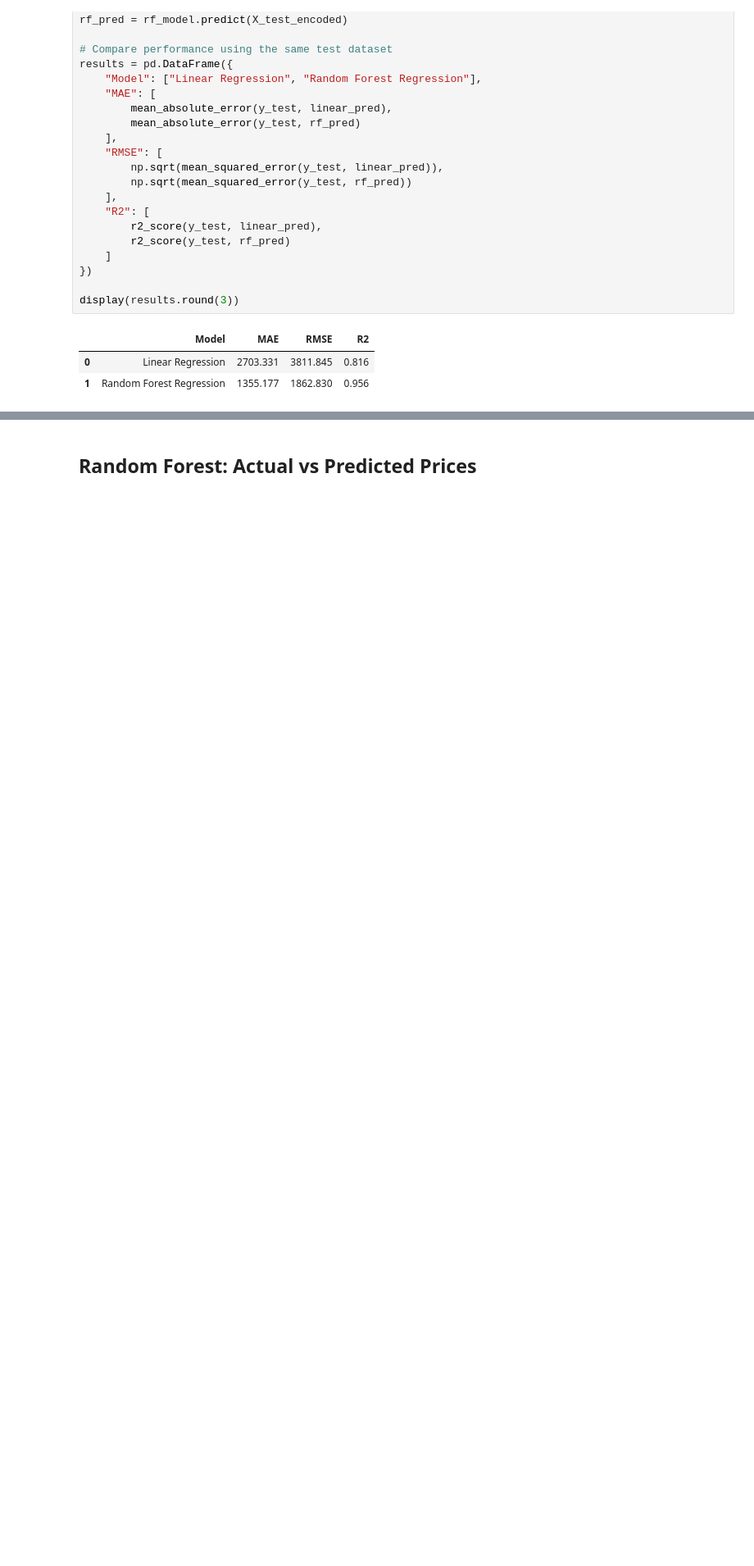
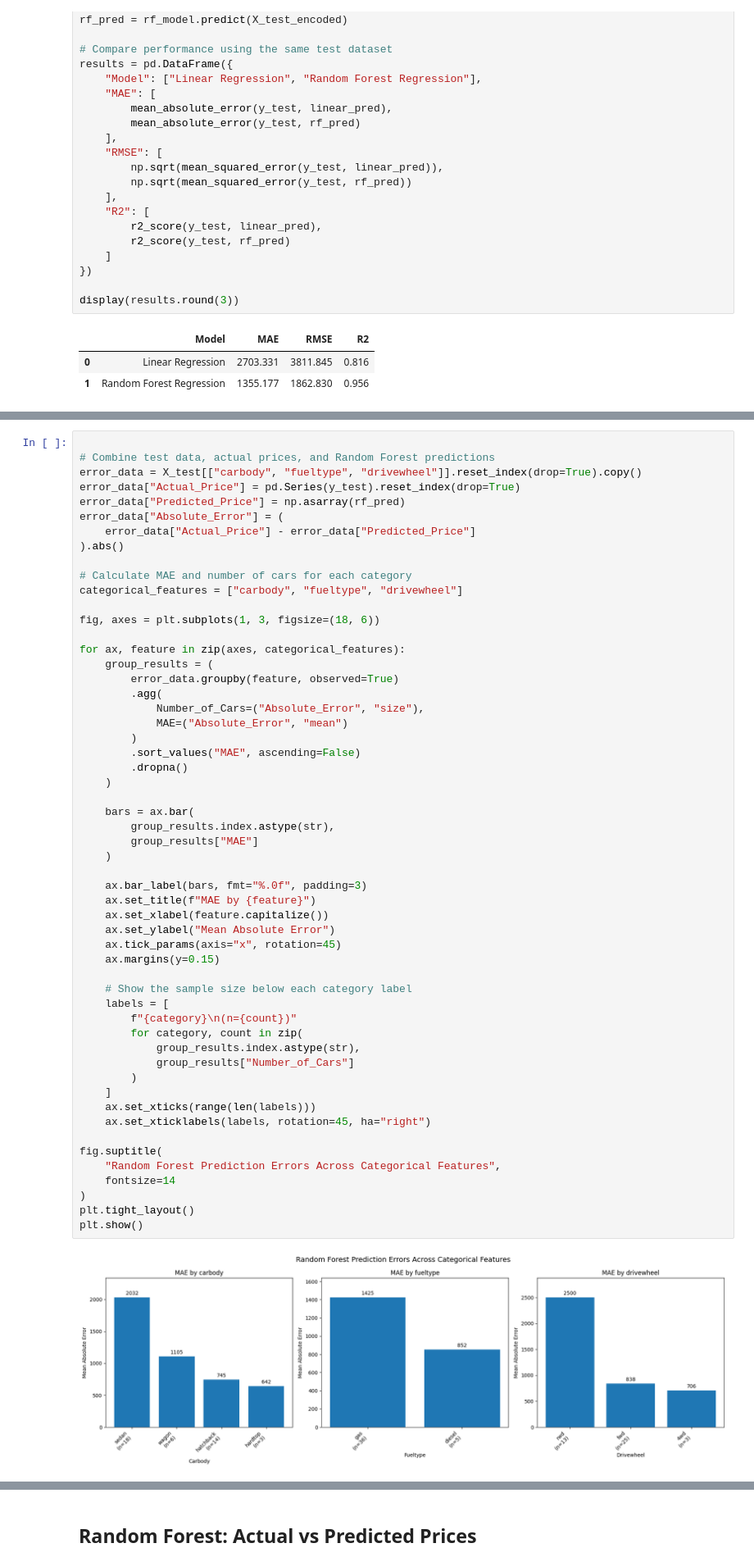
Before and after one commit to nastarannaseri79-afk/Responsible-Car-Price-Analytics, a Jupyter notebook: jupyter_notebooks/Machin_Learning.ipynb, the cells around one changed output, grey strips where cells are left out. Shown at 82% size. Cells and saved outputs as stored; diff of their text form; blank space fills up the shorter version.

```diff
--- a/jupyter_notebooks/Machin_Learning.ipynb
+++ b/jupyter_notebooks/Machin_Learning.ipynb
@@ -579,0 +655,57 @@ display(results.round(3))
+# %%
+
+# Combine test data, actual prices, and Random Forest predictions
+error_data = X_test[["carbody", "fueltype", "drivewheel"]].reset_index(drop=True).copy()
+error_data["Actual_Price"] = pd.Series(y_test).reset_index(drop=True)
+error_data["Predicted_Price"] = np.asarray(rf_pred)
+error_data["Absolute_Error"] = (
+    error_data["Actual_Price"] - error_data["Predicted_Price"]
+).abs()
+
+# Calculate MAE and number of cars for each category
+categorical_features = ["carbody", "fueltype", "drivewheel"]
+
+fig, axes = plt.subplots(1, 3, figsize=(18, 6))
+
+for ax, feature in zip(axes, categorical_features):
+    group_results = (
+        error_data.groupby(feature, observed=True)
+        .agg(
+            Number_of_Cars=("Absolute_Error", "size"),
+            MAE=("Absolute_Error", "mean")
+        )
+        .sort_values("MAE", ascending=False)
+        .dropna()
+    )
+
+    bars = ax.bar(
+        group_results.index.astype(str),
+        group_results["MAE"]
+    )
+
+    ax.bar_label(bars, fmt="%.0f", padding=3)
+    ax.set_title(f"MAE by {feature}")
+    ax.set_xlabel(feature.capitalize())
+    ax.set_ylabel("Mean Absolute Error")
+    ax.tick_params(axis="x", rotation=45)
+    ax.margins(y=0.15)
+
+    # Show the sample size below each category label
+    labels = [
+        f"{category}\n(n={count})"
+        for category, count in zip(
+            group_results.index.astype(str),
+            group_results["Number_of_Cars"]
+        )
+    ]
+    ax.set_xticks(range(len(labels)))
+    ax.set_xticklabels(labels, rotation=45, ha="right")
+
+fig.suptitle(
+    "Random Forest Prediction Errors Across Categorical Features",
+    fontsize=14
+)
+plt.tight_layout()
+plt.show()
+# %% [output]
+[figure, added]
```
Also changed, not shown: parts of 7 cells of this notebook, 3 other files.
